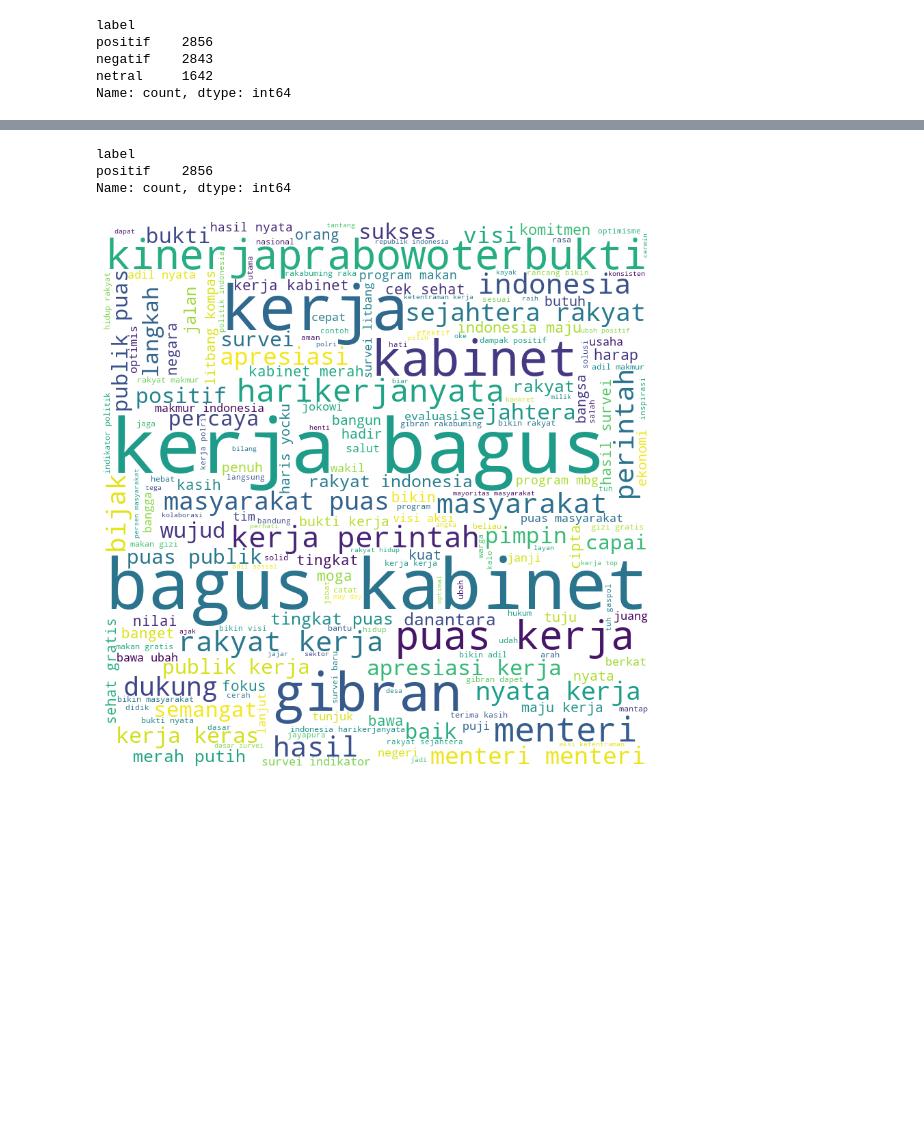
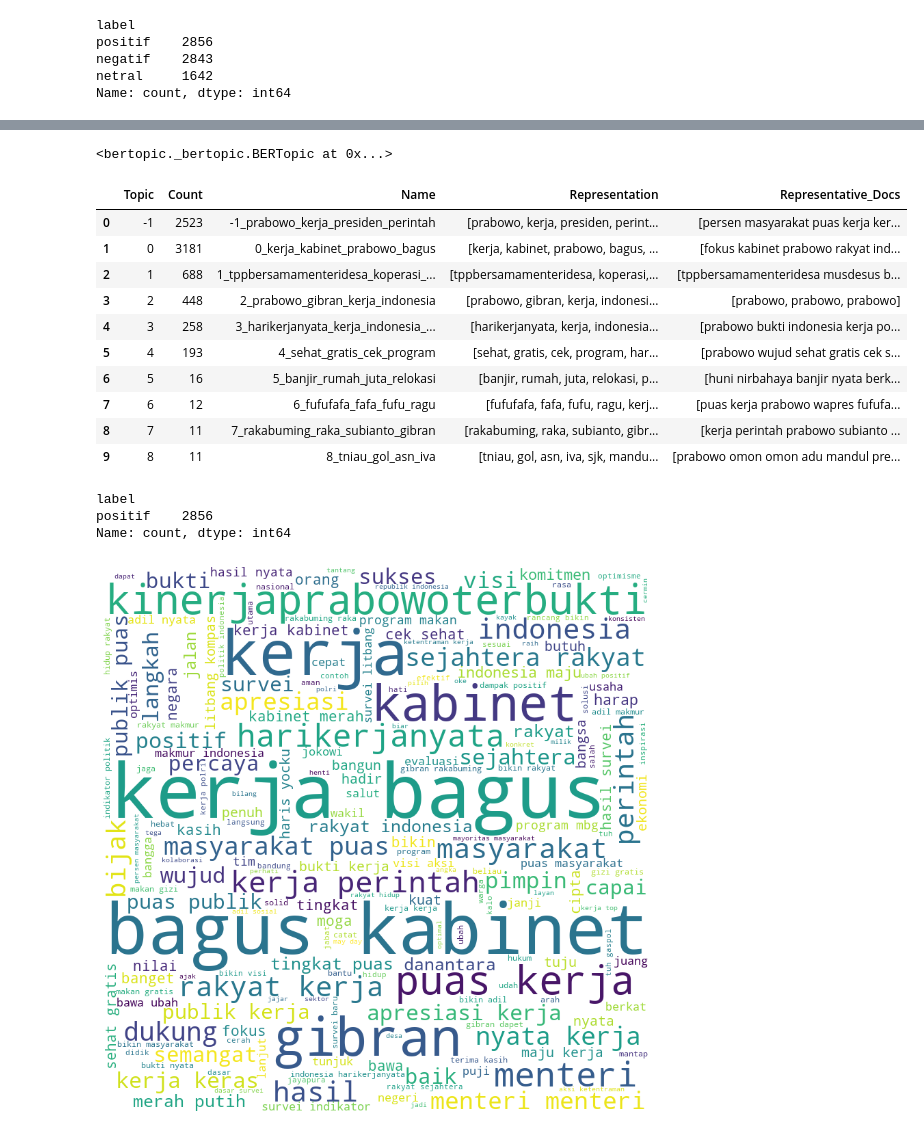
Before and after one commit to amongnikol/analisis_sentimen_prabowo, a Jupyter notebook: tren_topik.ipynb, the cells around one changed output, grey strips where cells are left out. Drawn from its saved outputs; the diff is of its cells as text; code cells hidden in the pictures; blank space fills up the shorter version.

```diff
--- a/tren_topik.ipynb
+++ b/tren_topik.ipynb
@@ -37,0 +50,16 @@ Name: count, dtype: int64
+# %%
+from bertopic import BERTopic
+from transformers import AutoModel, AutoTokenizer
+from sentence_transformers import SentenceTransformer
+
+# Load IndoBERT-based embedding model
+embedding_model = SentenceTransformer("indobenchmark/indobert-base-p1")
+
+# Create BERTopic model
+topic_model = BERTopic(embedding_model=embedding_model, language="indonesian")
+
+# Fit the model
+topics, probs = topic_model.fit_transform(df['text_processed'])
+
+# Visualisasi topik
+topic_model.visualize_topics()
@@ -38,3 +70,21 @@ Name: count, dtype: int64
+# %%
+topic_model.reduce_topics(df['text_processed'], nr_topics=10)
+# %% [output]
+<bertopic._bertopic.BERTopic at 0x...>
+# %%
+topic_model.get_topic_info()
+# %% [output]
+|  | Topic | Count | Name | Representation | Representative_Docs |
+| 0 | -1 | 2523 | -1_prabowo_kerja_presiden_perintah | [prabowo, kerja, presiden, perint... | [persen masyarakat puas kerja ker... |
+| 1 | 0 | 3181 | 0_kerja_kabinet_prabowo_bagus | [kerja, kabinet, prabowo, bagus, ... | [fokus kabinet prabowo rakyat ind... |
+| 2 | 1 | 688 | 1_tppbersamamenteridesa_koperasi_... | [tppbersamamenteridesa, koperasi,... | [tppbersamamenteridesa musdesus b... |
+| 3 | 2 | 448 | 2_prabowo_gibran_kerja_indonesia | [prabowo, gibran, kerja, indonesi... | [prabowo, prabowo, prabowo] |
+| 4 | 3 | 258 | 3_harikerjanyata_kerja_indonesia_... | [harikerjanyata, kerja, indonesia... | [prabowo bukti indonesia kerja po... |
+| 5 | 4 | 193 | 4_sehat_gratis_cek_program | [sehat, gratis, cek, program, har... | [prabowo wujud sehat gratis cek s... |
+| 6 | 5 | 16 | 5_banjir_rumah_juta_relokasi | [banjir, rumah, juta, relokasi, p... | [huni nirbahaya banjir nyata berk... |
+| 7 | 6 | 12 | 6_fufufafa_fafa_fufu_ragu | [fufufafa, fafa, fufu, ragu, kerj... | [puas kerja prabowo wapres fufufa... |
+| 8 | 7 | 11 | 7_rakabuming_raka_subianto_gibran | [rakabuming, raka, subianto, gibr... | [kerja perintah prabowo subianto ... |
+| 9 | 8 | 11 | 8_tniau_gol_asn_iva | [tniau, gol, asn, iva, sjk, mandu... | [prabowo omon omon adu mandul pre... |
 # %%
 sentiment = df.copy()
 df_positive = sentiment[sentiment['label'] == 'positif']
```
Also changed, not shown: parts of 5 cells of this notebook.
